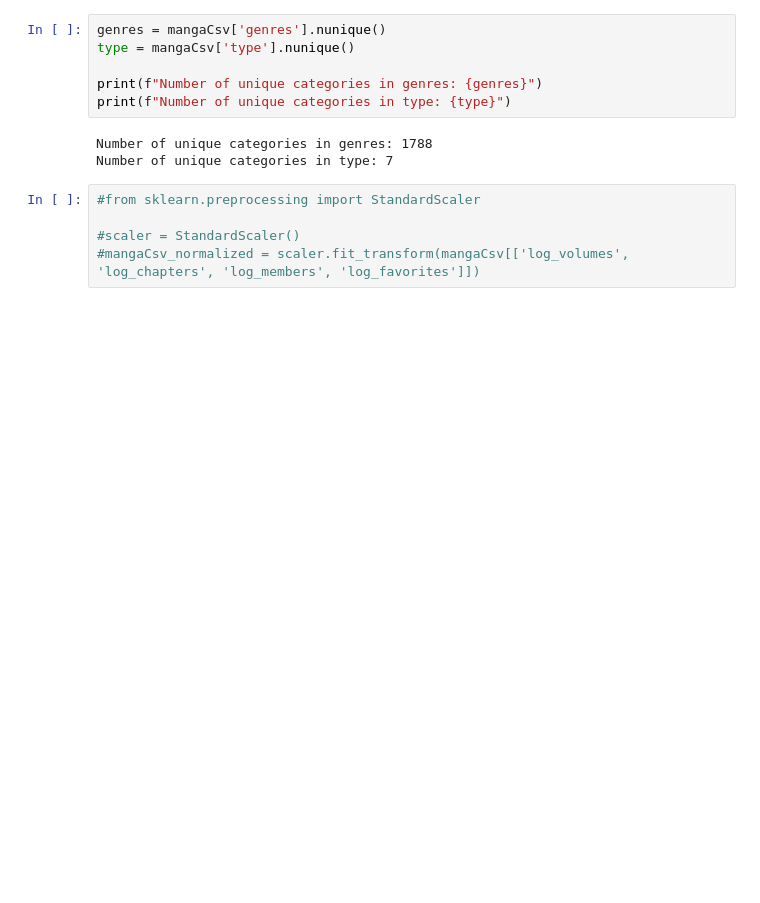
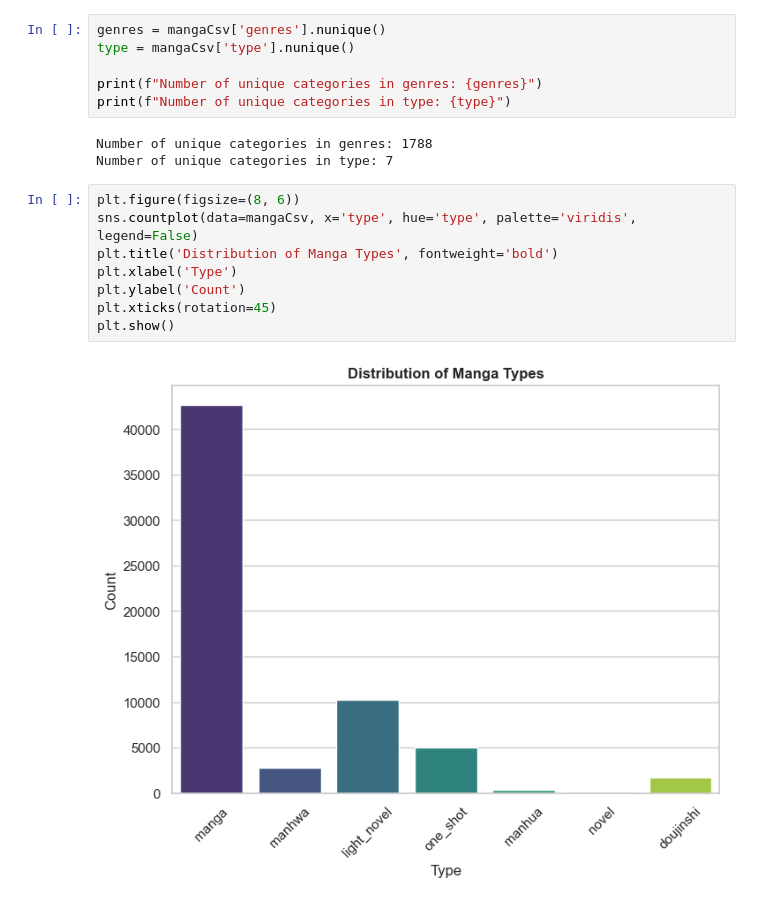
Before and after one commit to Anishx/MLBusinessProjects, a Jupyter notebook: 3/comics.ipynb, the cells around one changed output. Saved outputs shown, nothing was run; the diff lists cells and outputs as text; blank space fills up the shorter version.

```diff
--- a/3/comics.ipynb
+++ b/3/comics.ipynb
@@ -344,8 +391,13 @@ print(f"Number of unique categories in type: {type}")
 # %% [output]
 Number of unique categories in genres: 1788
 Number of unique categories in type: 7
-# %%
-#from sklearn.preprocessing import StandardScaler
-
-#scaler = StandardScaler()
-#mangaCsv_normalized = scaler.fit_transform(mangaCsv[['log_volumes', 'log_chapters', 'log_members', 'log_favorites']])
+# %%
+plt.figure(figsize=(8, 6))
+sns.countplot(data=mangaCsv, x='type', hue='type', palette='viridis', legend=False)
+plt.title('Distribution of Manga Types', fontweight='bold')
+plt.xlabel('Type')
+plt.ylabel('Count')
+plt.xticks(rotation=45)
+plt.show()
+# %% [output]
+[figure, added]
```
Also changed, not shown: parts of 11 cells of this notebook.
